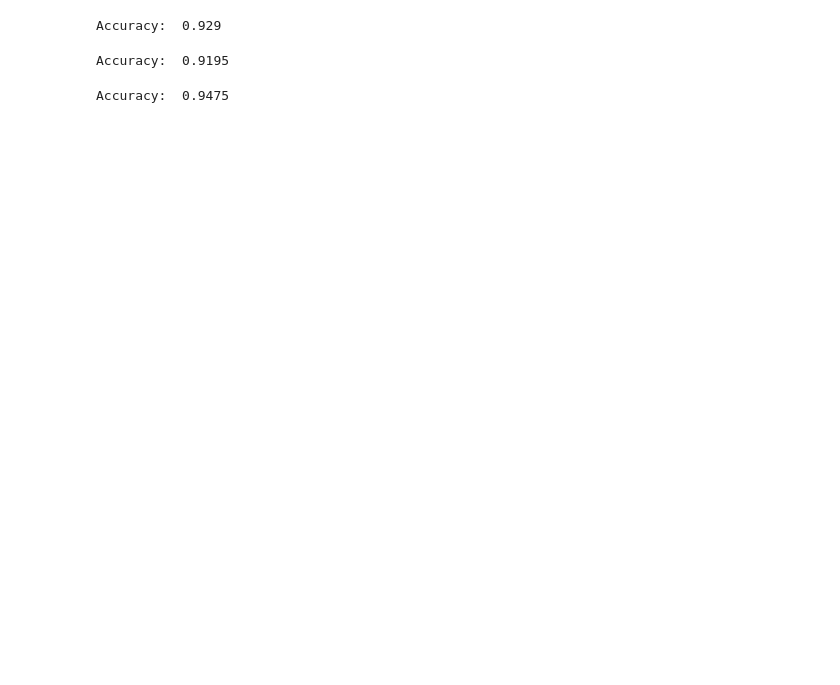
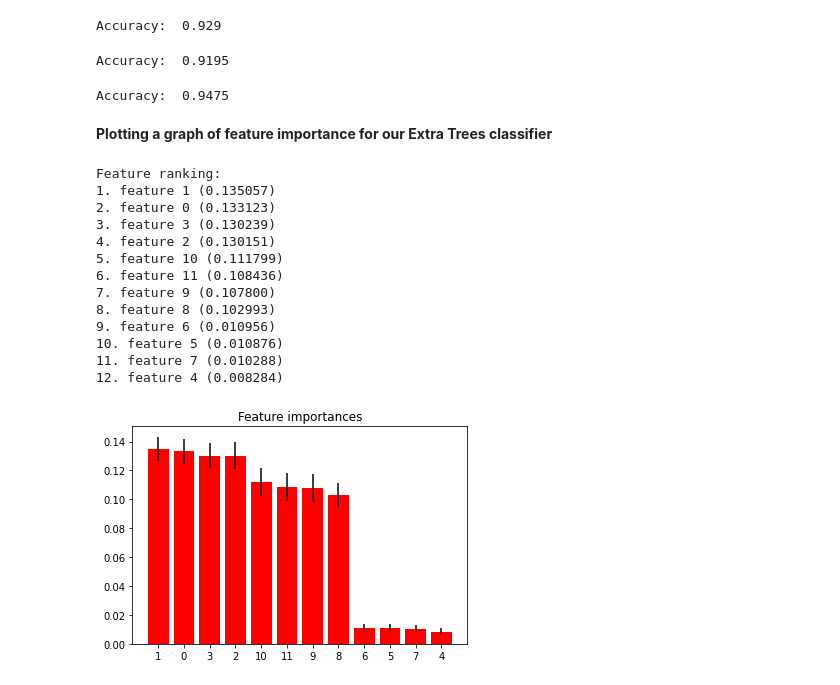
Before and after one commit to WillDera/Stability_of_the_Grid_System, a Jupyter notebook: Predicting_Stability_Of_Grid_System.ipynb, the cells around one changed output. Drawn from its saved outputs; the diff is of its cells as text; code cells hidden in the pictures; blank space fills up the shorter version.

```diff
--- a/Predicting_Stability_Of_Grid_System.ipynb
+++ b/Predicting_Stability_Of_Grid_System.ipynb
@@ -332,3 +343,41 @@ lgbm_pred_predictions = lgbm_clf.predict(x_test)
 print("Accuracy: ", accuracy_score(y_test, lgbm_pred_predictions))
 # %% [output]
 Accuracy:  0.9475
+# %% [markdown]
+**Plotting a graph of feature importance for our Extra Trees classifier**
+# %%
+import matplotlib.pyplot as plt
+importances = extree_clf.feature_importances_
+std = np.std([tree.feature_importances_ for tree in extree_clf.estimators_],
+             axis=0)
+indices = np.argsort(importances)[::-1]
+
+# Print the feature ranking
+print("Feature ranking:")
+
+for f in range(X.shape[1]):
+    print("%d. feature %d (%f)" % (f + 1, indices[f], importances[indices[f]]))
+
+# Plot the impurity-based feature importances of the forest
+plt.figure()
+plt.title("Feature importances")
+plt.bar(range(X.shape[1]), importances[indices],
+        color="r", yerr=std[indices], align="center")
+plt.xticks(range(X.shape[1]), indices)
+plt.xlim([-1, X.shape[1]])
+plt.show()
+# %% [output]
+Feature ranking:
+1. feature 1 (0.135057)
+2. feature 0 (0.133123)
+3. feature 3 (0.130239)
+4. feature 2 (0.130151)
+5. feature 10 (0.111799)
+6. feature 11 (0.108436)
+7. feature 9 (0.107800)
+8. feature 8 (0.102993)
+9. feature 6 (0.010956)
+10. feature 5 (0.010876)
+11. feature 7 (0.010288)
+12. feature 4 (0.008284)
+[figure, added]
```
Also changed, not shown: parts of 3 cells of this notebook.
